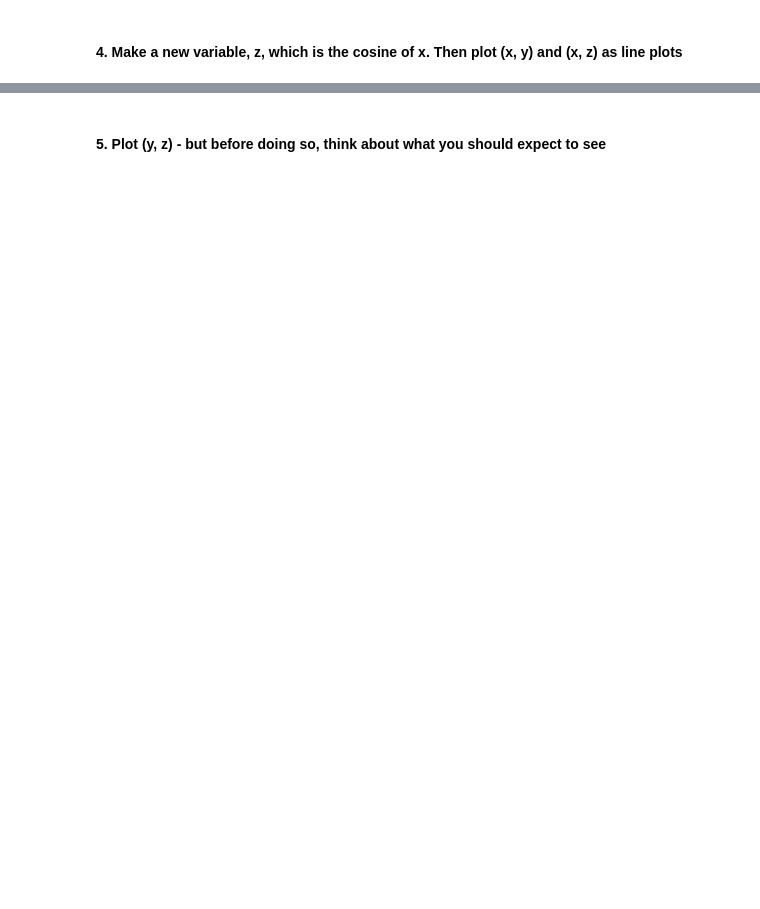
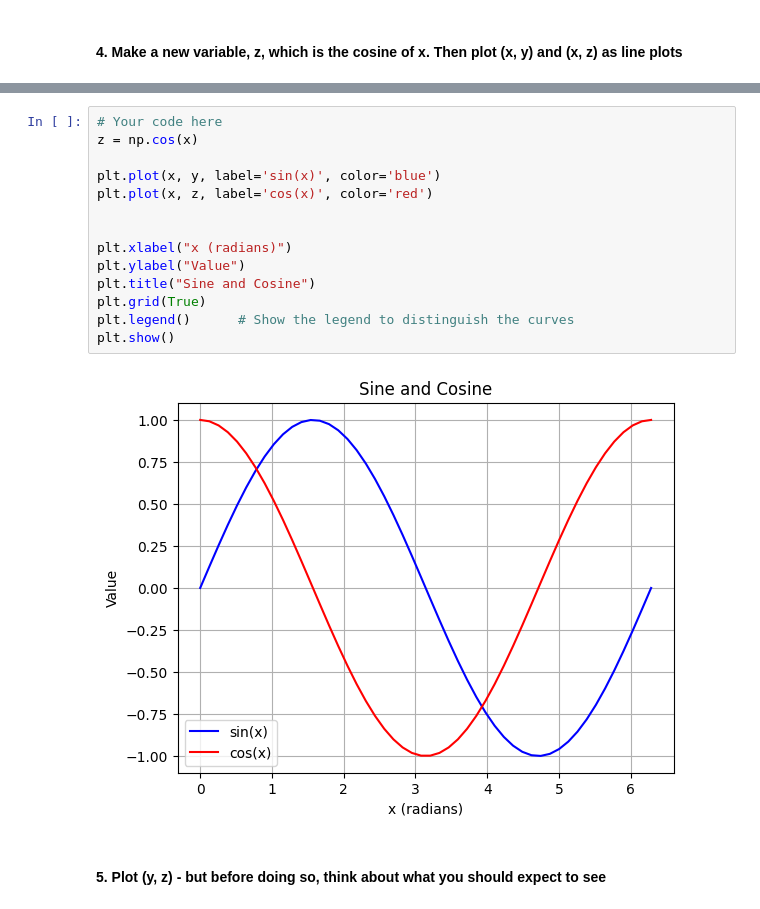
Before and after one commit to HAS-Tools-Fall25/homework_template_ngupta2, a Jupyter notebook: homework_submissions/hw3_pt2_matplotlib_exercises.ipynb, the cells around one changed output, grey strips where cells are left out. Drawn from its saved outputs; the diff is of its cells as text; blank space fills up the shorter version.

```diff
--- a/homework_submissions/hw3_pt2_matplotlib_exercises.ipynb
+++ b/homework_submissions/hw3_pt2_matplotlib_exercises.ipynb
@@ -17,3 +28,19 @@
+# %%
+# Your code here
+z = np.cos(x)
+
+plt.plot(x, y, label='sin(x)', color='blue')
+plt.plot(x, z, label='cos(x)', color='red')
+
+
+plt.xlabel("x (radians)")
+plt.ylabel("Value")
+plt.title("Sine and Cosine")
+plt.grid(True)
+plt.legend()      # Show the legend to distinguish the curves
+plt.show()
+# %% [output]
+[figure, added]
 # %% [markdown]
 #### 5. Plot (y, z) - but before doing so, think about what you should expect to see
 # %%
```
Also changed, not shown: parts of 14 cells of this notebook, 3 other files.
